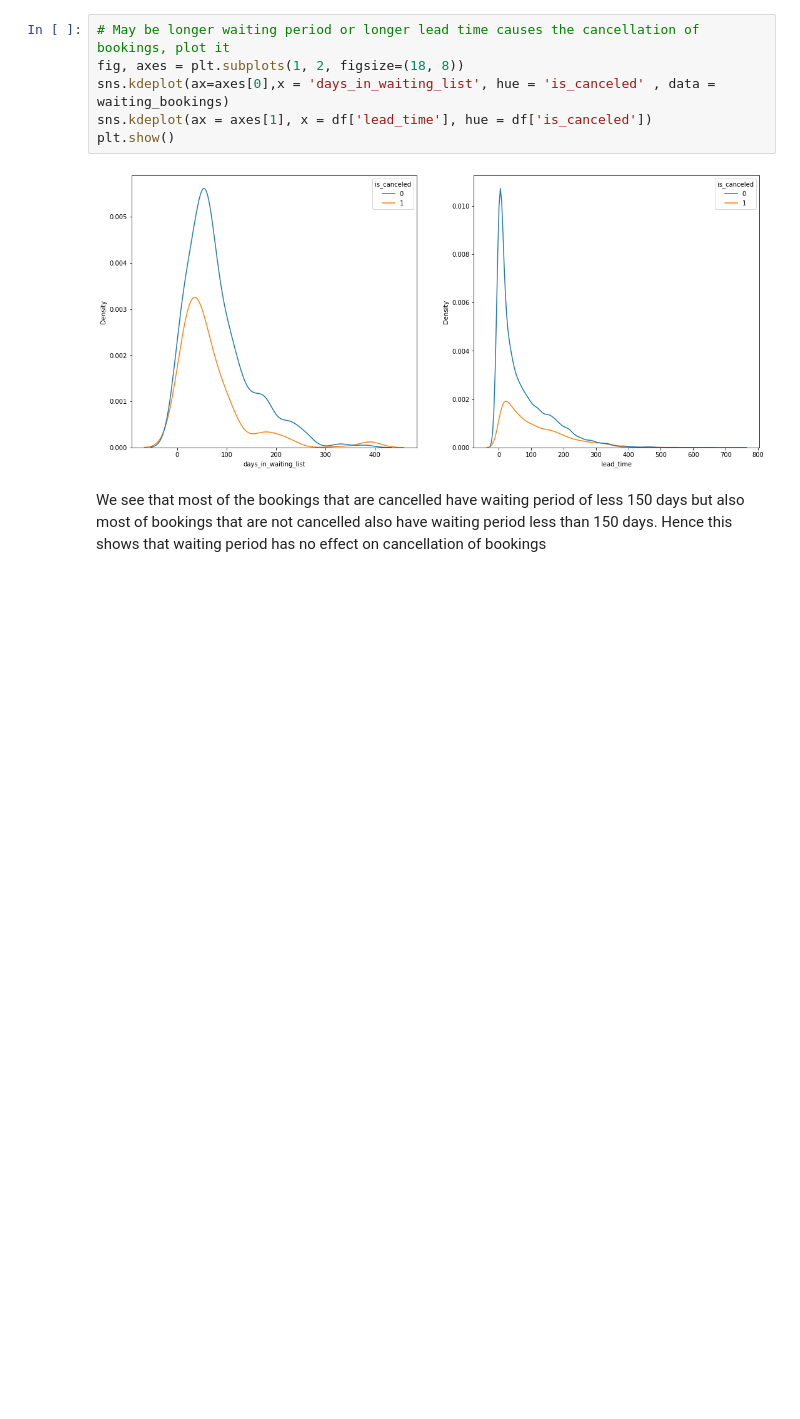
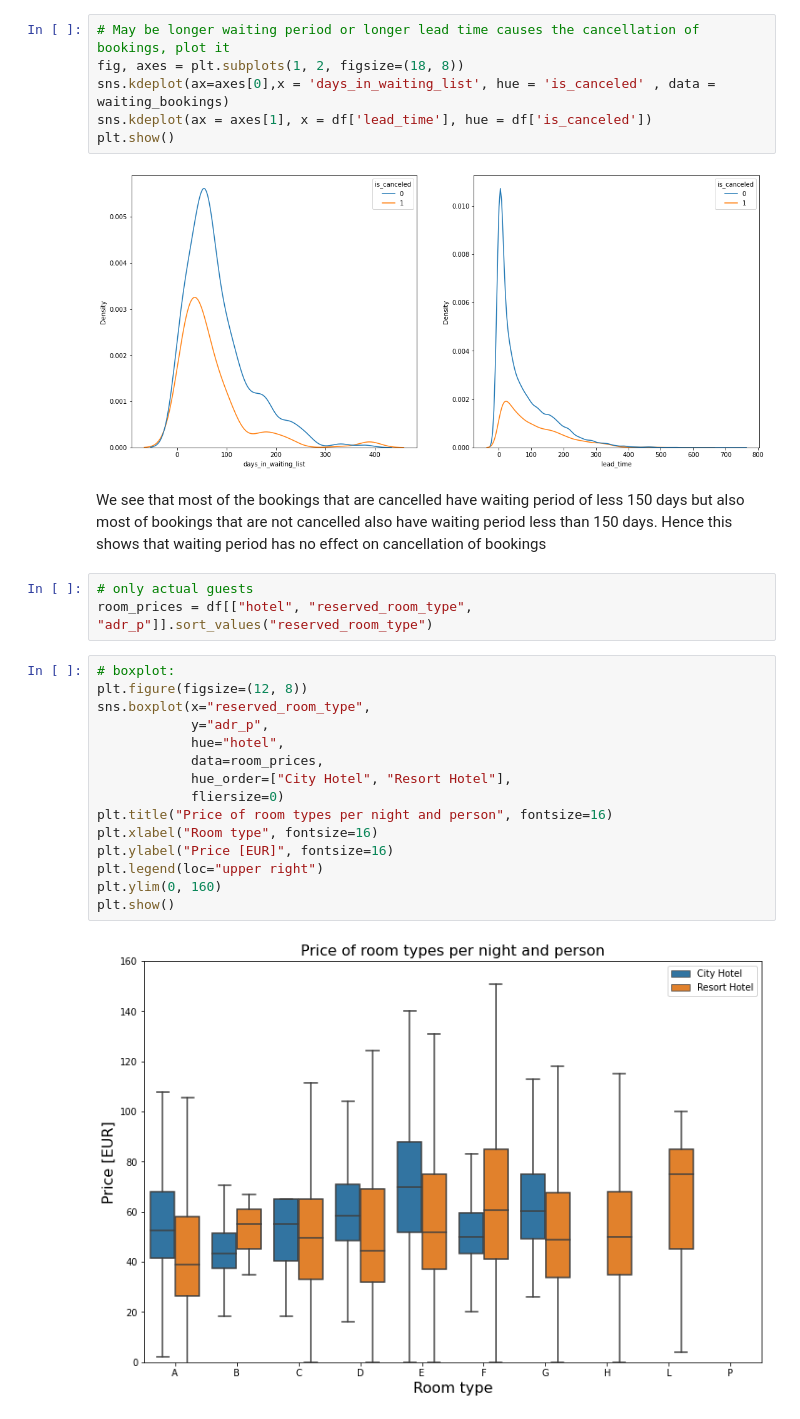
Before and after one commit to shobhi1998/Hotel-Booking-Analysis, a Jupyter notebook: Copy_Hotel_Booking.ipynb, the cells around one changed output. Cells and saved outputs as stored; diff of their text form; blank space fills up the shorter version.

```diff
--- a/Copy_Hotel_Booking.ipynb
+++ b/Copy_Hotel_Booking.ipynb
@@ -257,3 +263,23 @@ plt.show()
 [figure]
 # %% [markdown]
 We see that most of the bookings that are cancelled have waiting period of less 150 days but also most of bookings that are not cancelled also have waiting period less than 150 days. Hence this shows that waiting period has no effect on cancellation of bookings
+# %%
+# only actual guests
+room_prices = df[["hotel", "reserved_room_type", "adr_p"]].sort_values("reserved_room_type")
+# %%
+# boxplot:
+plt.figure(figsize=(12, 8))
+sns.boxplot(x="reserved_room_type",
+            y="adr_p",
+            hue="hotel",
+            data=room_prices,
+            hue_order=["City Hotel", "Resort Hotel"],
+            fliersize=0)
+plt.title("Price of room types per night and person", fontsize=16)
+plt.xlabel("Room type", fontsize=16)
+plt.ylabel("Price [EUR]", fontsize=16)
+plt.legend(loc="upper right")
+plt.ylim(0, 160)
+plt.show()
+# %% [output]
+[figure, added]
```
Also changed, not shown: parts of 8 cells of this notebook.
